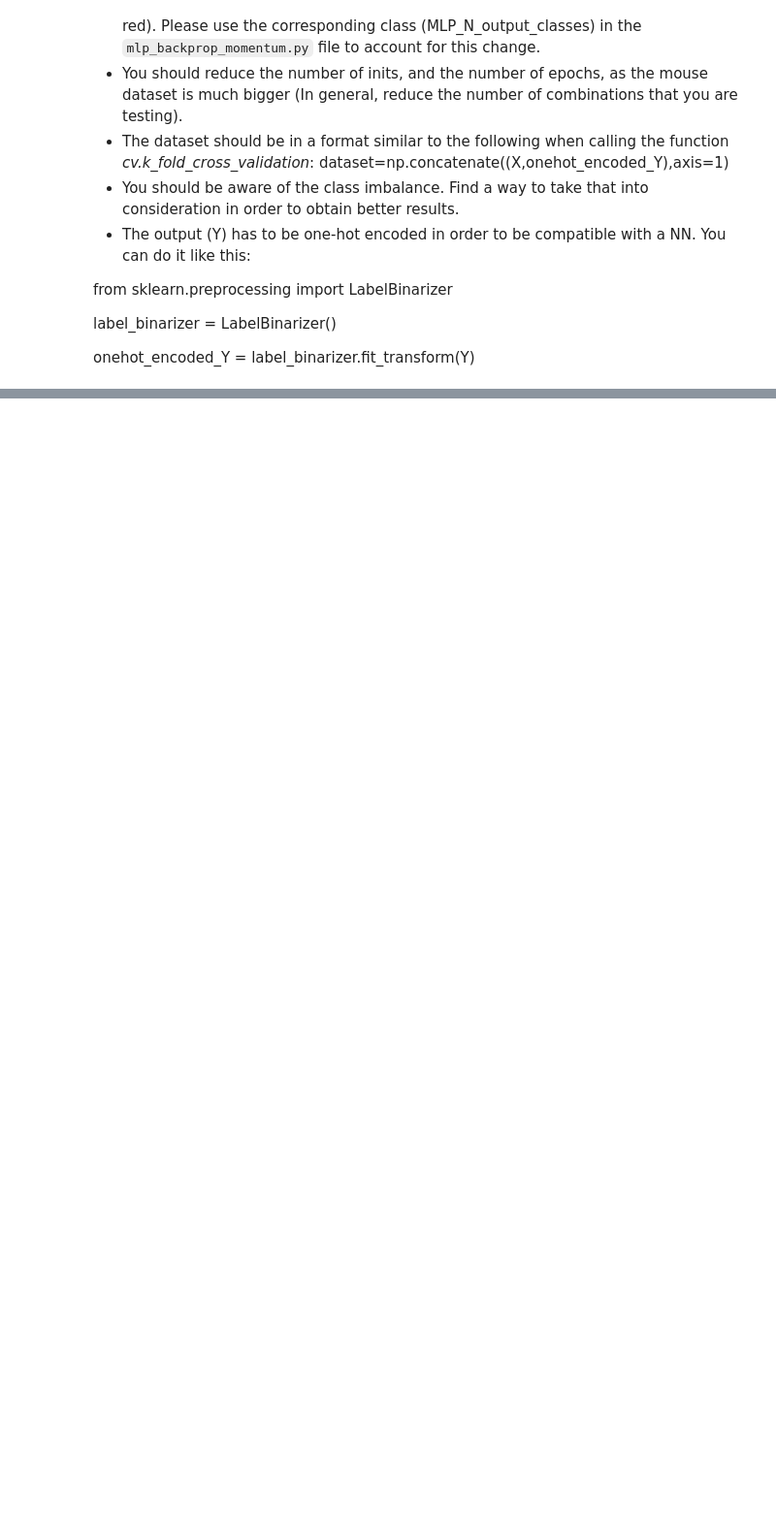
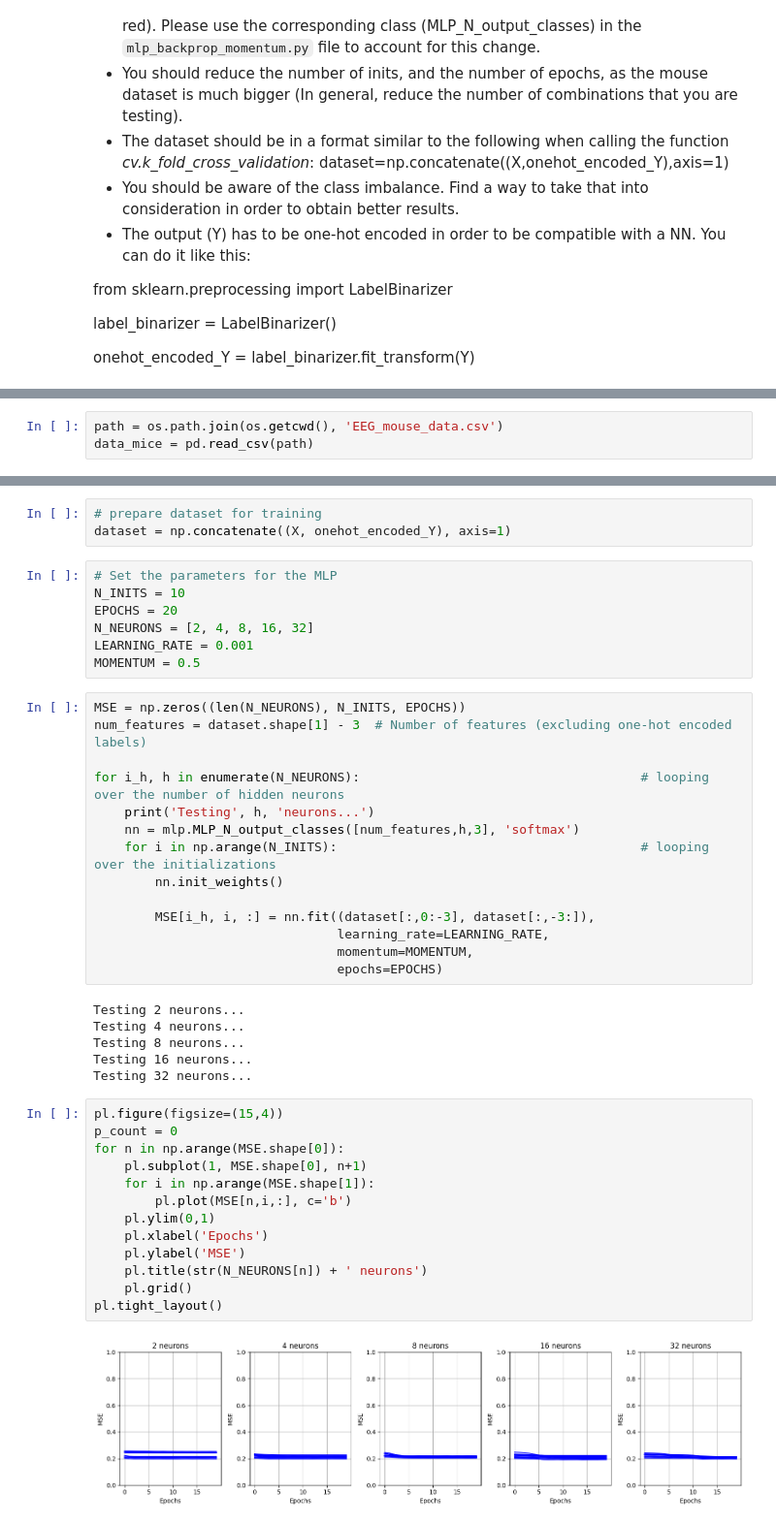
Before and after one commit to bastienvty/mse_machle, a Jupyter notebook: pw10/9_model_selection.ipynb, the cells around one changed output, grey strips where cells are left out. Shown at 97% size. Drawn from its saved outputs; the diff is of its cells as text; blank space fills up the shorter version.

```diff
--- a/pw10/9_model_selection.ipynb
+++ b/pw10/9_model_selection.ipynb
@@ -232,0 +247,3 @@ onehot_encoded_Y = label_binarizer.fit_transform(Y)
+# %%
+path = os.path.join(os.getcwd(), 'EEG_mouse_data.csv')
+data_mice = pd.read_csv(path)
@@ -232,0 +259,45 @@ onehot_encoded_Y = label_binarizer.fit_transform(Y)
+# %%
+# prepare dataset for training
+dataset = np.concatenate((X, onehot_encoded_Y), axis=1)
+# %%
+# Set the parameters for the MLP
+N_INITS = 10
+EPOCHS = 20
+N_NEURONS = [2, 4, 8, 16, 32]
+LEARNING_RATE = 0.001
+MOMENTUM = 0.5
+# %%
+MSE = np.zeros((len(N_NEURONS), N_INITS, EPOCHS))
+num_features = dataset.shape[1] - 3  # Number of features (excluding one-hot encoded labels)
+
+for i_h, h in enumerate(N_NEURONS):                                     # looping over the number of hidden neurons
+    print('Testing', h, 'neurons...')
+    nn = mlp.MLP_N_output_classes([num_features,h,3], 'softmax')
+    for i in np.arange(N_INITS):                                        # looping over the initializations
+        nn.init_weights()
+
+        MSE[i_h, i, :] = nn.fit((dataset[:,0:-3], dataset[:,-3:]),
+                                learning_rate=LEARNING_RATE,
+                                momentum=MOMENTUM,
+                                epochs=EPOCHS)
+# %% [output]
+Testing 2 neurons...
+Testing 4 neurons...
+Testing 8 neurons...
+Testing 16 neurons...
+Testing 32 neurons...
+# %%
+pl.figure(figsize=(15,4))
+p_count = 0
+for n in np.arange(MSE.shape[0]):
+    pl.subplot(1, MSE.shape[0], n+1)
+    for i in np.arange(MSE.shape[1]):
+        pl.plot(MSE[n,i,:], c='b')
+    pl.ylim(0,1)
+    pl.xlabel('Epochs')
+    pl.ylabel('MSE')
+    pl.title(str(N_NEURONS[n]) + ' neurons')
+    pl.grid()
+pl.tight_layout()
+# %% [output]
+[figure, added]
```
Also changed, not shown: parts of 16 cells of this notebook.
